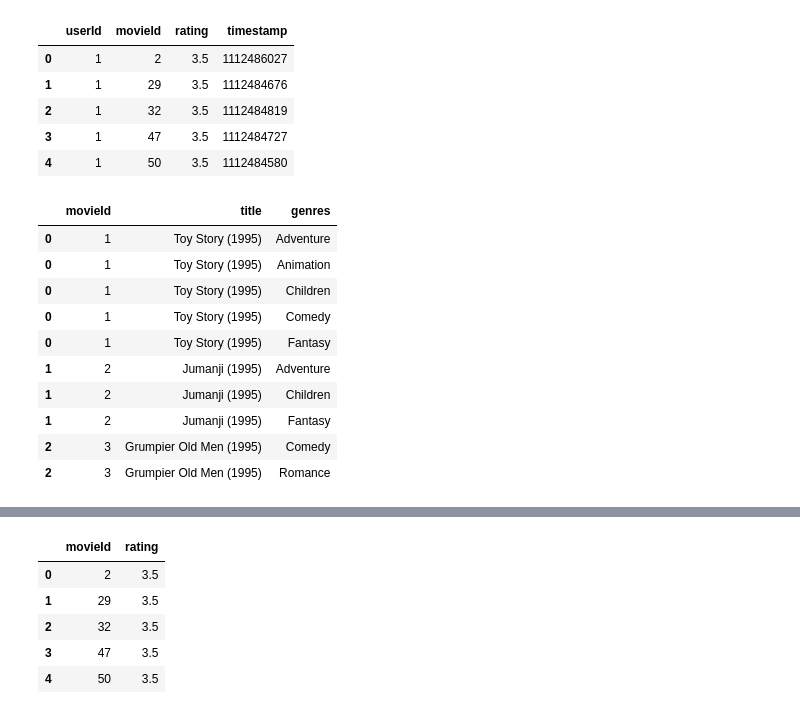
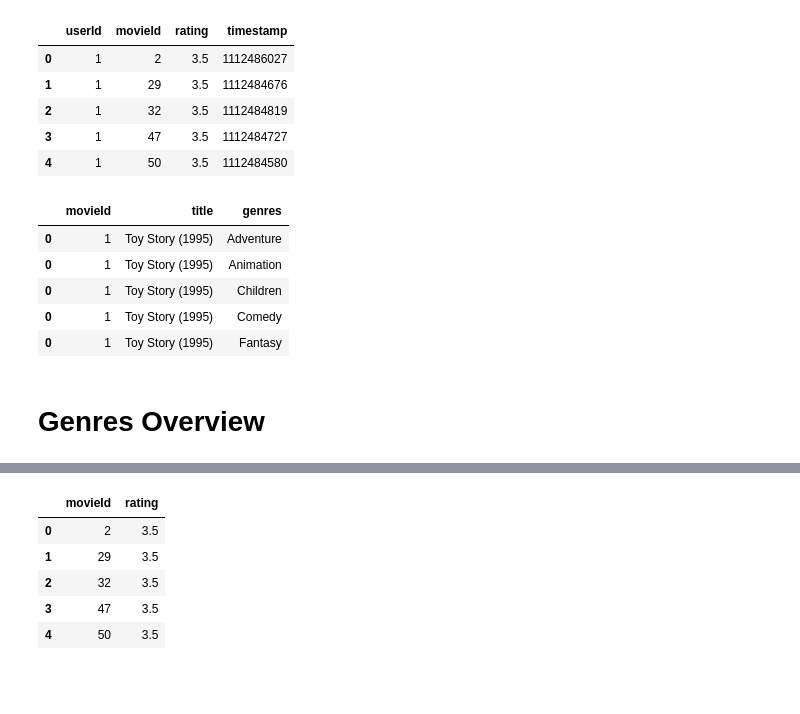
Before and after one commit to michaelegregious/Movie_Ratings, a Jupyter notebook: movie_ratings_by_age.ipynb, the cells around one changed output, grey strips where cells are left out. Saved outputs shown, nothing was run; the diff lists cells and outputs as text; code cells hidden in the pictures; blank space fills up the shorter version.

```diff
--- a/movie_ratings_by_age.ipynb
+++ b/movie_ratings_by_age.ipynb
@@ -41,33 +41,29 @@ ratings_mstr.head()
 # %%
 # Reusable split_column function splits the genres column. Returns a new df containing one new row for each genre.
 
 genre_values = ['Action', 'Adventure', 'Animation', 'Children', 'Comedy', 'Crime', 'Documentary', 'Drama', 'Fantasy', 'Film Noir', 'Horror', 'Musical', 'Mystery', 'Romance', 'Sci-Fi', 'Thriller', 'War', 'Western', '(no genres listed)']
 
-def split_column(df, column, genre_values, sep = '|'):
+def split_column(df, column, enums, sep = '|'):
     indices = list()
     new_values = list()
-    df = df.dropna(subset=[column])
     for i, presplit in enumerate(df[column].astype(str)):
         values = presplit.split(sep)
         for value in values:
             indices.append(i)
             new_values.append(value)
     new_df = df.iloc[indices, :].copy()
     new_df[column] = pd.Categorical(new_values, categories=genre_values)
     return new_df
 
 movie_genres = split_column(movies_mstr, 'genres', genre_values)
 
-movie_genres.head(10)
+movie_genres.head()
 # %% [output]
 |  | movieId | title | genres |
 | 0 | 1 | Toy Story (1995) | Adventure |
 | 0 | 1 | Toy Story (1995) | Animation |
 | 0 | 1 | Toy Story (1995) | Children |
 | 0 | 1 | Toy Story (1995) | Comedy |
 | 0 | 1 | Toy Story (1995) | Fantasy |
-| 1 | 2 | Jumanji (1995) | Adventure |
-| 1 | 2 | Jumanji (1995) | Children |
-| 1 | 2 | Jumanji (1995) | Fantasy |
-| 2 | 3 | Grumpier Old Men (1995) | Comedy |
-| 2 | 3 | Grumpier Old Men (1995) | Romance |
+# %% [markdown]
+# Genres Overview
```
Also changed, not shown: parts of 14 cells of this notebook.
